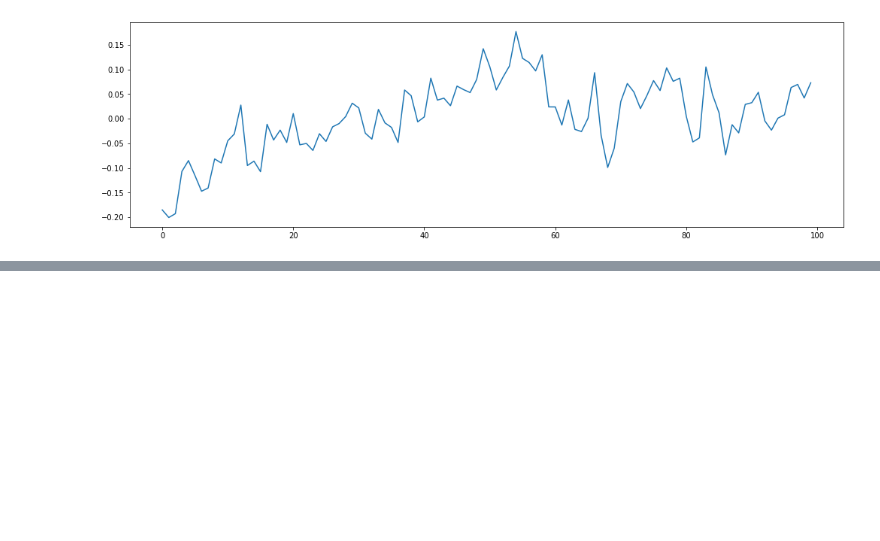
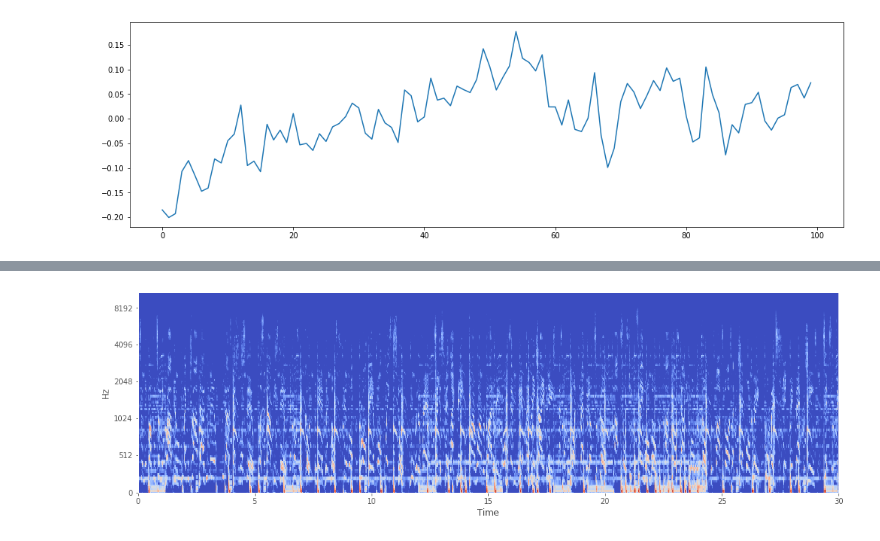
Before and after one commit to atsai24/music_audio_analysis, a Jupyter notebook: audio_data_pipeline.ipynb, the cells around one changed output, grey strips where cells are left out. Saved outputs shown, nothing was run; the diff lists cells and outputs as text; code cells hidden in the pictures; blank space fills up the shorter version.

```diff
--- a/audio_data_pipeline.ipynb
+++ b/audio_data_pipeline.ipynb
@@ -143,0 +153,8 @@ ipd.Audio(data=l[0],rate = srs[0])
+# %%
+stft = np.abs(librosa.stft(x, n_fft=2048, hop_length=512))
+mel = librosa.feature.melspectrogram(sr=sr, S=stft**2)
+log_mel = librosa.amplitude_to_db(mel)
+
+librosa.display.specshow(log_mel, sr=sr, hop_length=512, x_axis='time', y_axis='mel');
+# %% [output]
+[figure, added]
```
Also changed, not shown: parts of 18 cells of this notebook, 1 other file.
